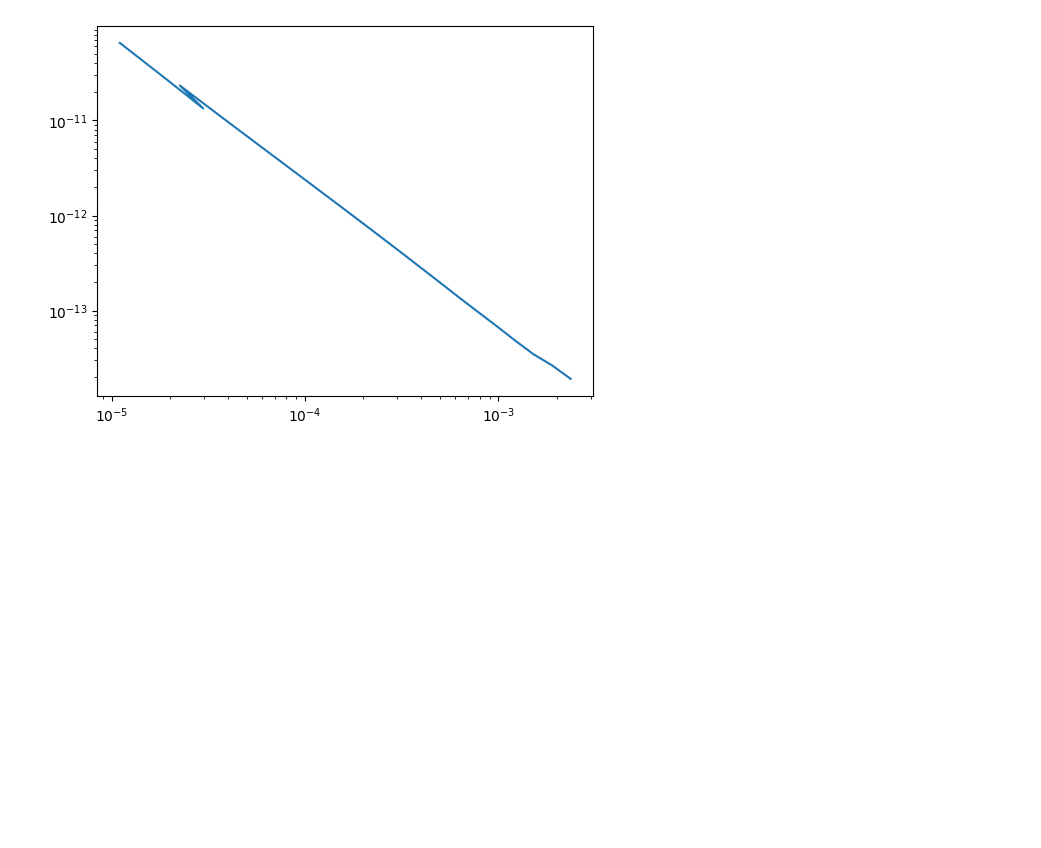
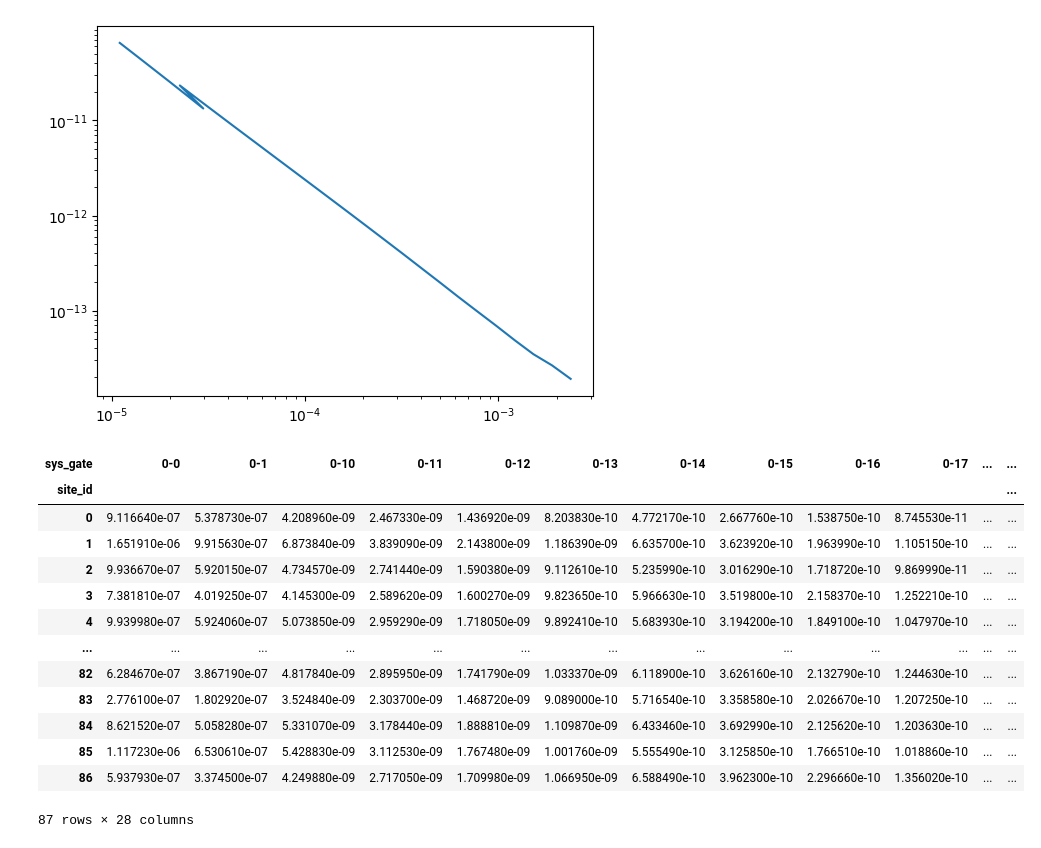
Before and after one commit to bob-b-b/sea-anemone, a Jupyter notebook: prototyping/usf2forward.ipynb, the cells around one changed output. Cells and saved outputs as stored; diff of their text form; code cells hidden in the pictures; blank space fills up the shorter version.

Commit message:
really nice progress on backend.  one big dataframe with all data, and then pivot for overview.

```diff
--- a/prototyping/usf2forward.ipynb
+++ b/prototyping/usf2forward.ipynb
@@ -7,8 +7,8 @@ usf_folders = [#'/home/matt/geophysics_data/TEM/sTEM_data/2025_0227/USF_Files_da
                #'/home/matt/geophysics_data/TEM/sTEM_data/2025_0226/USF_Files_Dawa River Channel/',
             #    'E:/sTEM_data/2025_0302/USF_Files_dawa river 3/',
                 #'C:/Users/au646858/Downloads/2025_0622_profiler_sTEM53/USF_Files_profile_day_4_DD_Boren_Aliy_river/',
-                'C:/Users/au646858/Downloads/USF_Files_dawa river/'
-            #    '/home/matt/geophysics_data/TEM/sTEM_data/2025_0302/USF_Files_dawa river 3/'
+                # 'C:/Users/au646858/Downloads/USF_Files_dawa river/'
+               '/home/matt/geophysics_data/TEM/sTEM_data/2025_0302/USF_Files_dawa river 3/'
                ]
 
 sweeps = []
@@ -45,0 +116,9 @@ def sweep2fwr(sweeps, fwr=Forward):
+# %%
+df_overview, df_data  = sweep2dataframes(sweeps)
+
+df_data['error_lb'] = df_data['dbdt']-df_data['dbdt']/(1. + df_data['error']/100.)
+df_data['error_ub'] = df_data['dbdt']*(1. + df_data['error']/100.)-df_data['dbdt']
+
+df_data['log10_dbdt'] = np.log10(df_data['dbdt'])
+# Limit to first 320 rows for testing
+# df_data = df_data[:1000]
@@ -62,3 +355,31 @@ plt.loglog(dmfwr.times, dbdt)
 # %% [output]
 [<matplotlib.lines.Line2D at 0x...>]
 [figure]
+# %%
+df_data['sys_gate'] = df_data['system_id'].astype(str) + '-' + df_data['gate_id'].astype(str)
+
+# Pivot the table: index by site_id and time, columns by sys_gate, values as dbdt
+pivot = df_data.pivot_table(
+    index=['site_id'],
+    columns='sys_gate',
+    values='dbdt'
+)
+
+# To reset the index and get a flat DataFrame:
+# pivot = pivot.reset_index()
+pivot
+# %% [output]
+| sys_gate | 0-0 | 0-1 | 0-10 | 0-11 | 0-12 | 0-13 | 0-14 | 0-15 | 0-16 | 0-17 | ... | ... |
+| site_id |  |  |  |  |  |  |  |  |  |  |  | ... |
+| 0 | 9.116640e-07 | 5.378730e-07 | 4.208960e-09 | 2.467330e-09 | 1.436920e-09 | 8.203830e-10 | 4.772170e-10 | 2.667760e-10 | 1.538750e-10 | 8.745530e-11 | ... | ... |
+| 1 | 1.651910e-06 | 9.915630e-07 | 6.873840e-09 | 3.839090e-09 | 2.143800e-09 | 1.186390e-09 | 6.635700e-10 | 3.623920e-10 | 1.963990e-10 | 1.105150e-10 | ... | ... |
+| 2 | 9.936670e-07 | 5.920150e-07 | 4.734570e-09 | 2.741440e-09 | 1.590380e-09 | 9.112610e-10 | 5.235990e-10 | 3.016290e-10 | 1.718720e-10 | 9.869990e-11 | ... | ... |
+| 3 | 7.381810e-07 | 4.019250e-07 | 4.145300e-09 | 2.589620e-09 | 1.600270e-09 | 9.823650e-10 | 5.966630e-10 | 3.519800e-10 | 2.158370e-10 | 1.252210e-10 | ... | ... |
+| 4 | 9.939980e-07 | 5.924060e-07 | 5.073850e-09 | 2.959290e-09 | 1.718050e-09 | 9.892410e-10 | 5.683930e-10 | 3.194200e-10 | 1.849100e-10 | 1.047970e-10 | ... | ... |
+| ... | ... | ... | ... | ... | ... | ... | ... | ... | ... | ... | ... | ... |
+| 82 | 6.284670e-07 | 3.867190e-07 | 4.817840e-09 | 2.895950e-09 | 1.741790e-09 | 1.033370e-09 | 6.118900e-10 | 3.626160e-10 | 2.132790e-10 | 1.244630e-10 | ... | ... |
+| 83 | 2.776100e-07 | 1.802920e-07 | 3.524840e-09 | 2.303700e-09 | 1.468720e-09 | 9.089000e-10 | 5.716540e-10 | 3.358580e-10 | 2.026670e-10 | 1.207250e-10 | ... | ... |
+| 84 | 8.621520e-07 | 5.058280e-07 | 5.331070e-09 | 3.178440e-09 | 1.888810e-09 | 1.109870e-09 | 6.433460e-10 | 3.692990e-10 | 2.125620e-10 | 1.203630e-10 | ... | ... |
+| 85 | 1.117230e-06 | 6.530610e-07 | 5.428830e-09 | 3.112530e-09 | 1.767480e-09 | 1.001760e-09 | 5.555490e-10 | 3.125850e-10 | 1.766510e-10 | 1.018860e-10 | ... | ... |
+| 86 | 5.937930e-07 | 3.374500e-07 | 4.249880e-09 | 2.717050e-09 | 1.709980e-09 | 1.066950e-09 | 6.588490e-10 | 3.962300e-10 | 2.296660e-10 | 1.356020e-10 | ... | ... |
+87 rows × 28 columns
```
Also changed, not shown: parts of 8 cells of this notebook, 2 other files.
